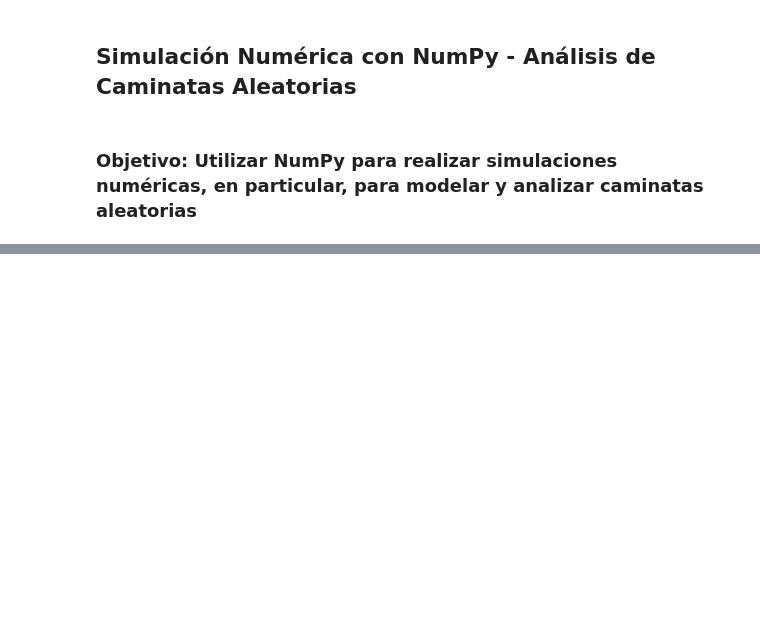
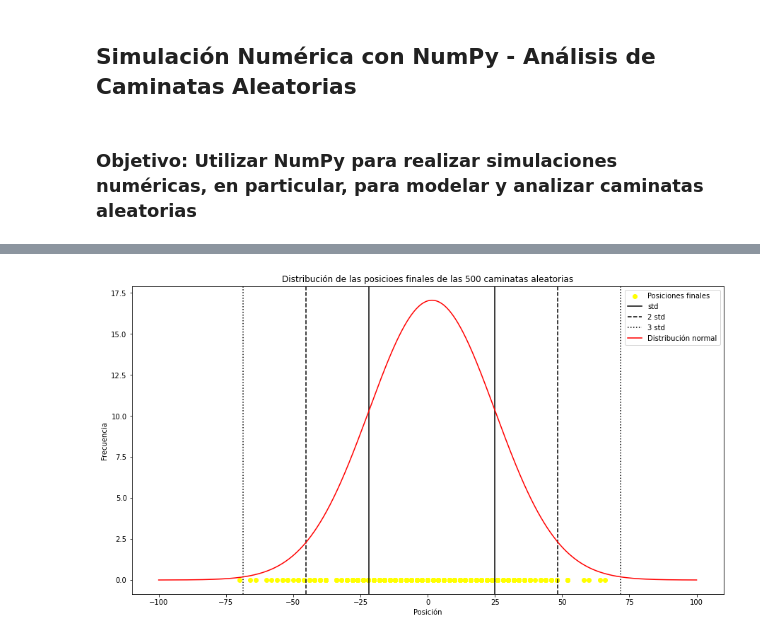
Before and after one commit to JJesusHHiguera/Projects, a Jupyter notebook: Caminata aleatoria.ipynb, the cells around one changed output, grey strips where cells are left out. Saved outputs shown, nothing was run; the diff lists cells and outputs as text; code cells hidden in the pictures; blank space fills up the shorter version.

```diff
--- a/Caminata aleatoria.ipynb
+++ b/Caminata aleatoria.ipynb
@@ -41,0 +141,37 @@ Ahora, hagamos lo propio para la versión en dos dimensiones
+# %%
+import numpy as np
+#La siguiente lista se encargará de contener todas las posiciones finales de las caminatas hechas, es decir, contiene 500 datos
+fin_pos_mult = []
+
+#Guardamos las posiciones
+for j in range(p):
+    fin_pos_mult.append(camin[j][-1])
+
+#Lo volvemos un array y calculamos la media y la desviación estándar
+fin_pos_mult = np.array(fin_pos_mult)
+sigma = np.std(fin_pos_mult)
+miu = np.mean(fin_pos_mult)
+
+#Determinamos los parámetros de la distribución normal
+Nor_x = np.linspace(-100, 100, 1000)
+Nor_y = norm.pdf(Nor_x, miu, sigma)*1000
+
+#Ajustamos todos los elementos que queremos ver en nuetra gráfica
+plt.figure(figsize=(15,8))
+#Esto hará que las posiciones finales se acumulen en el fondo de la gráfica
+plt.scatter(fin_pos_mult, np.zeros(p), color='yellow', label='Posiciones finales')
+plt.axvline(x=miu + sigma, color='black', linestyle='-', label='std') #Marcamos el valor de la std
+plt.axvline(x=miu - sigma, color='black', linestyle='-')
+plt.axvline(x=miu + 2*sigma, color='black', linestyle='--', label='2 std') #Marcamos el valor de 2std
+plt.axvline(x=miu - 2*sigma, color='black', linestyle='--')
+plt.axvline(x=miu + 3*sigma, color='black', linestyle='dotted', label='3 std') #Marcamos el valor de 3std
+plt.axvline(x=miu - 3*sigma, color='black', linestyle='dotted')
+plt.plot(Nor_x, Nor_y, color='red', label='Distribución normal') #Distribución normal
+plt.title(f'Distribución de las posicioes finales de las {p} caminatas aleatorias')
+plt.xlabel('Posición')
+plt.ylabel('Frecuencia')
+plt.legend()
+
+plt.show()
+# %% [output]
+[figure, added]
```
Also changed, not shown: parts of 36 cells of this notebook.
